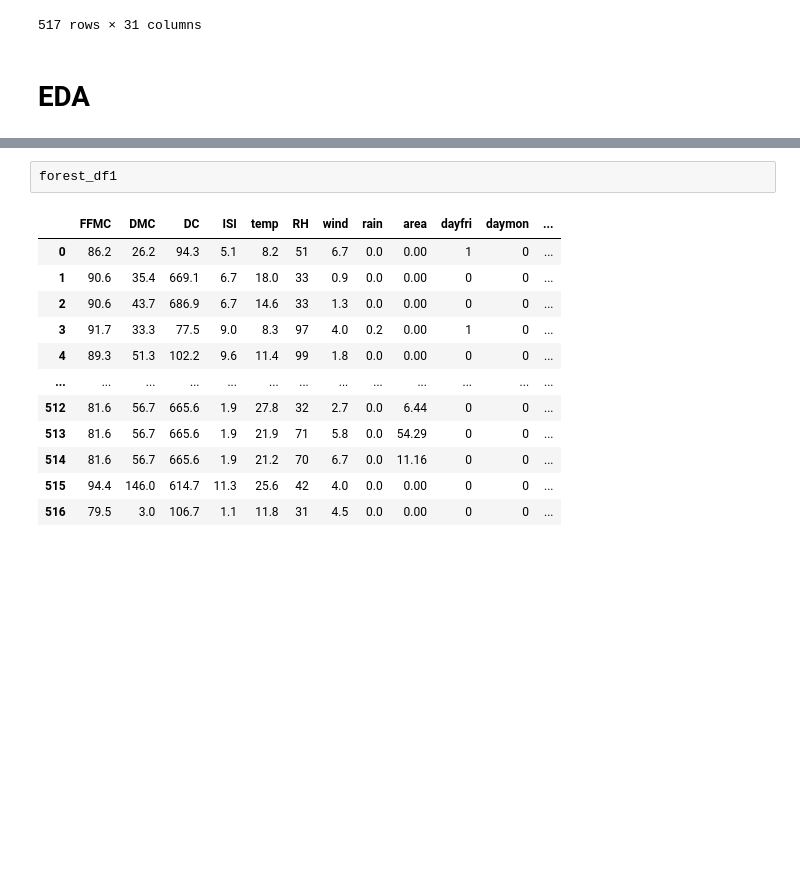
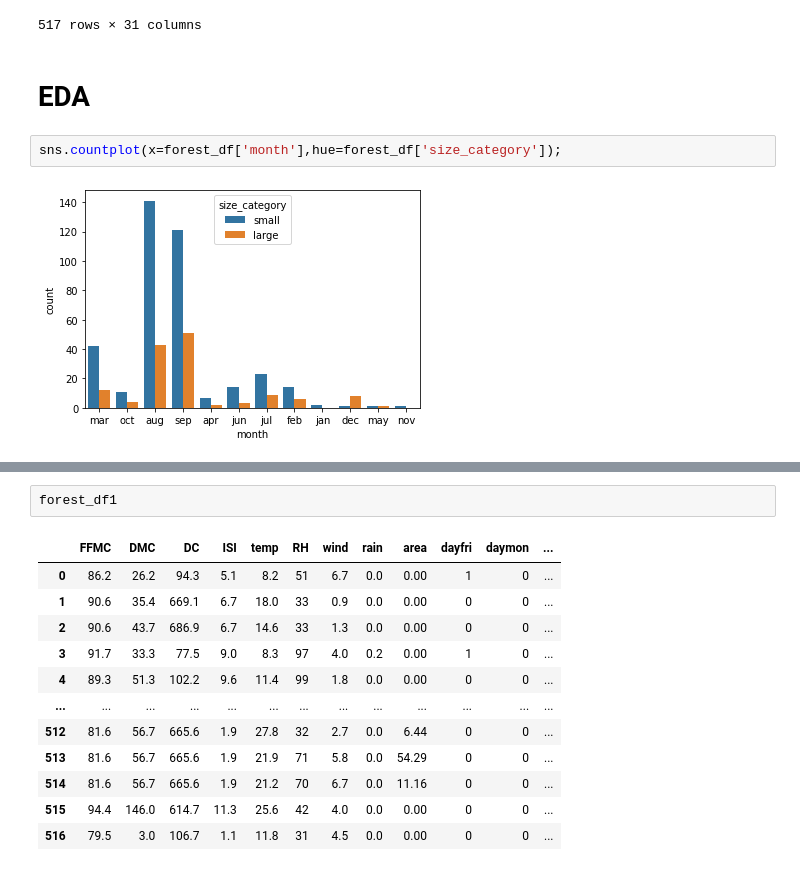
Before and after one commit to RiteshopShrivastava/Support_Vector_Machine, a Jupyter notebook: Assignment_SVM_Forestfires.ipynb, the cells around one changed output, grey strips where cells are left out. Drawn from its saved outputs; the diff is of its cells as text; blank space fills up the shorter version.

```diff
--- a/Assignment_SVM_Forestfires.ipynb
+++ b/Assignment_SVM_Forestfires.ipynb
@@ -52,3 +53,7 @@ forest_df
 517 rows × 31 columns
 # %% [markdown]
 # **EDA**
+# %%
+sns.countplot(x=forest_df['month'],hue=forest_df['size_category']);
+# %% [output]
+[figure, added]
```
Also changed, not shown: parts of 16 cells of this notebook.
